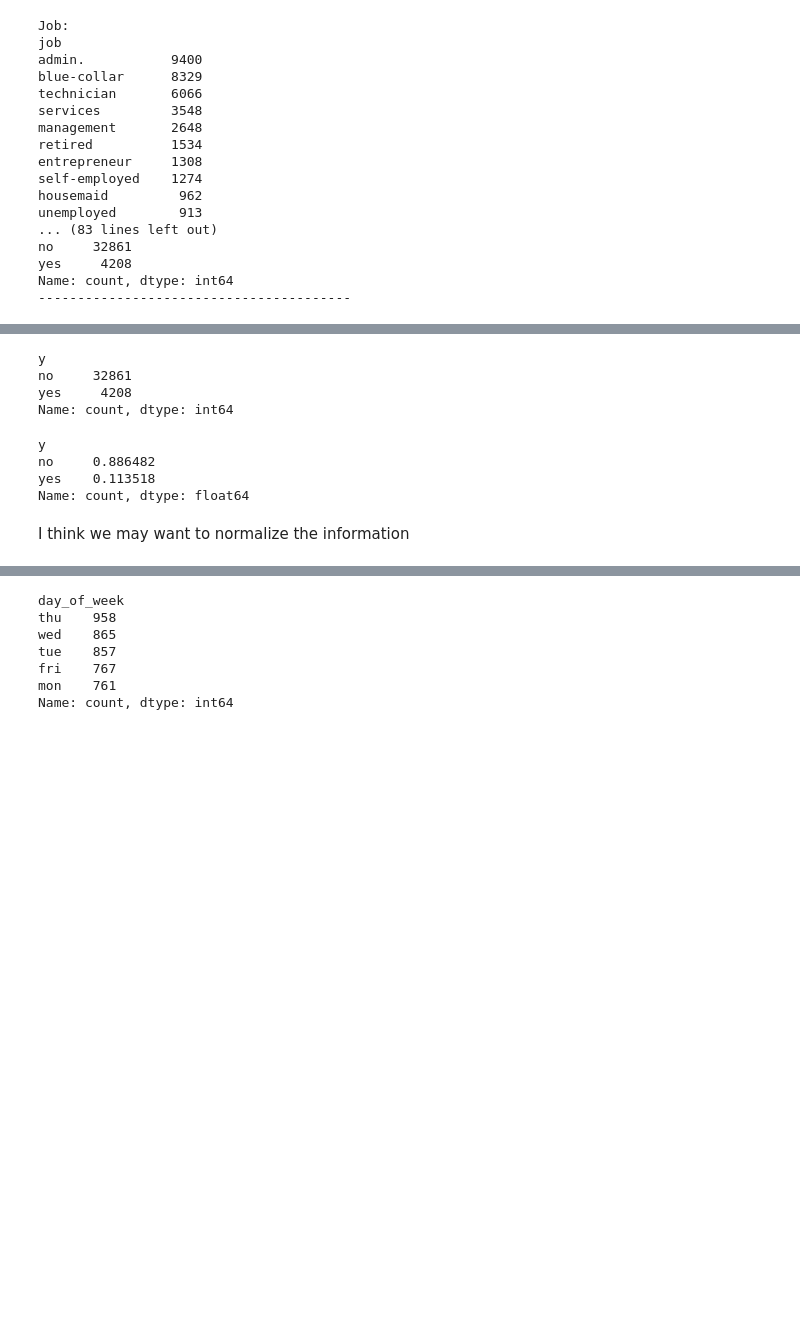
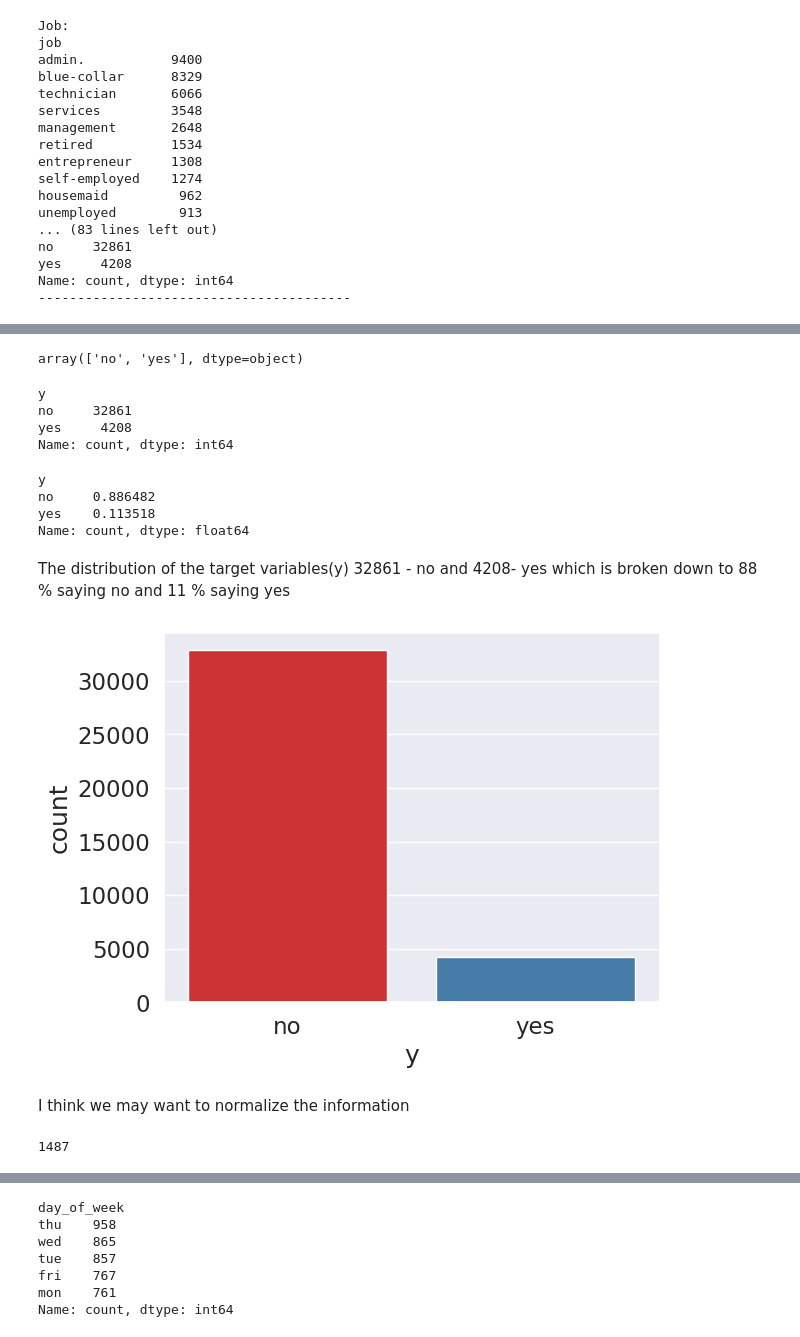
Before and after one commit to awarbler/CSE450Team02, a Jupyter notebook: starter_bank2.ipynb, the cells around one changed output, grey strips where cells are left out. Drawn from its saved outputs; the diff is of its cells as text; code cells hidden in the pictures; blank space fills up the shorter version.

Commit message:
working with raw data

```diff
--- a/starter_bank2.ipynb
+++ b/starter_bank2.ipynb
@@ -124,11 +187,17 @@ Name: count, dtype: int64
 # %%
-# count all y
-campaign['y'].value_counts()
+# Finding the unique values of y
+campaign['y'].unique()
 # %% [output]
-y
-no     32861
-yes     4208
-Name: count, dtype: int64
+array(['no', 'yes'], dtype=object)
+# %%
+# values for 'y' is yes and no. count all y
+# how many people(client) have subscribed to a term deposit?
+campaign['y'].value_counts()
+# %% [output]
+y
+no     32861
+yes     4208
+Name: count, dtype: int64
 # %%
 #
 campaign["y"].value_counts()/len(campaign.y)
@@ -137,5 +206,22 @@ y
 no     0.886482
 yes    0.113518
 Name: count, dtype: float64
+# %% [markdown]
+The distribution of the target variables(y) 32861 - no and 4208- yes
+which is broken down to 88 % saying no and 11 % saying yes
+# %%
+# create a count plot in seaborn to show the count of observations in each categorical bin using a bar
+
+sns.set(font_scale=1.5) #calling sns. setting the font
+countplt=sns.countplot(x='y', data=campaign, palette ='Set1') # countplot for # catplot for categorical
+plt.show()
+# %% [output]
+[figure, added]
 # %% [markdown]
 I think we may want to normalize the information
+# %%
+# check for duplicates in our data
+
+campaign.duplicated().sum()
+# %% [output]
+1487
```
Also changed, not shown: parts of 8 cells of this notebook.
